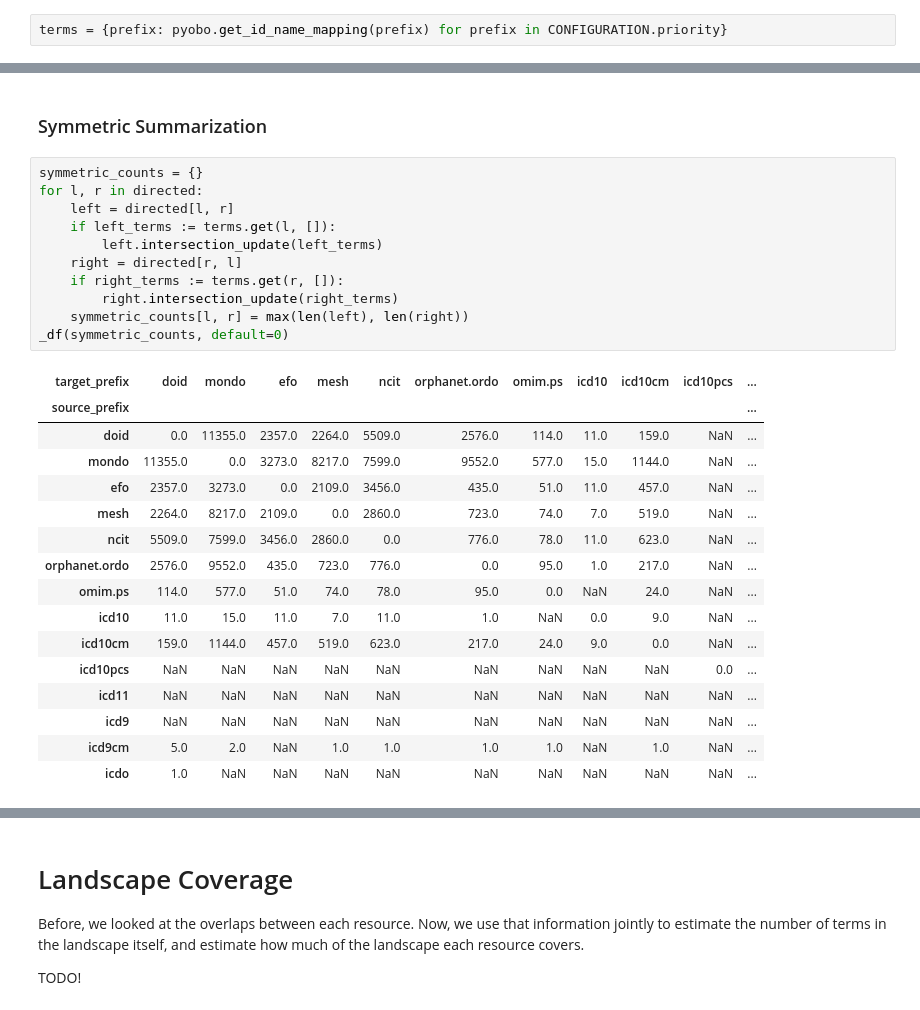
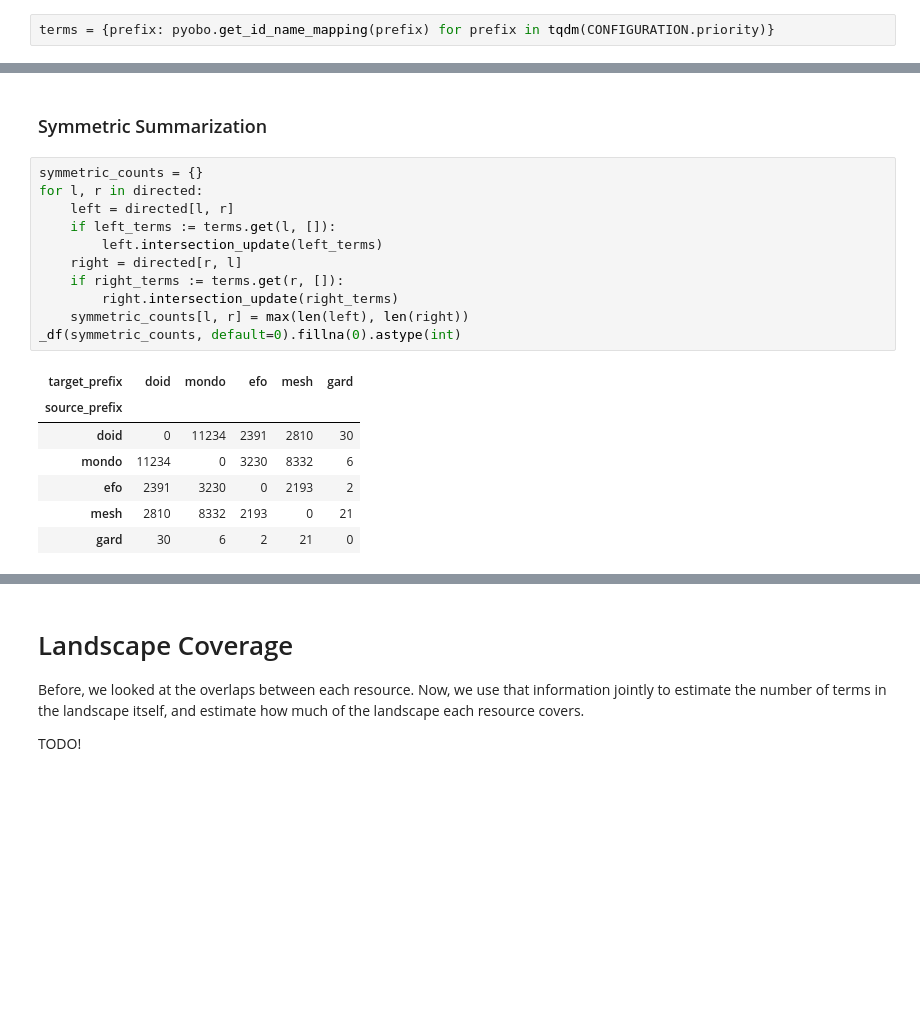
Before and after one commit to biopragmatics/semra, a Jupyter notebook: scripts/Disease Landscape Comparison.ipynb, the cells around one changed output, grey strips where cells are left out. Cells and saved outputs as stored; diff of their text form; blank space fills up the shorter version.

```diff
--- a/scripts/Disease Landscape Comparison.ipynb
+++ b/scripts/Disease Landscape Comparison.ipynb
@@ -22,4 +23,4 @@ from semra.io import from_pickle, from_sssom
 # %% [markdown]
 ## Summarize the Resources
 # %%
-terms = {prefix: pyobo.get_id_name_mapping(prefix) for prefix in CONFIGURATION.priority}
+terms = {prefix: pyobo.get_id_name_mapping(prefix) for prefix in tqdm(CONFIGURATION.priority)}
@@ -200,29 +159,20 @@ SVG(_graph_svg(asymmetric, fmt=".1%"))
 # %%
 symmetric_counts = {}
 for l, r in directed:
     left = directed[l, r]
     if left_terms := terms.get(l, []):
         left.intersection_update(left_terms)
     right = directed[r, l]
     if right_terms := terms.get(r, []):
         right.intersection_update(right_terms)
     symmetric_counts[l, r] = max(len(left), len(right))
-_df(symmetric_counts, default=0)
+_df(symmetric_counts, default=0).fillna(0).astype(int)
 # %% [output]
-| target_prefix | doid | mondo | efo | mesh | ncit | orphanet.ordo | omim.ps | icd10 | icd10cm | icd10pcs | ... |
-| source_prefix |  |  |  |  |  |  |  |  |  |  | ... |
-| doid | 0.0 | 11355.0 | 2357.0 | 2264.0 | 5509.0 | 2576.0 | 114.0 | 11.0 | 159.0 | NaN | ... |
-| mondo | 11355.0 | 0.0 | 3273.0 | 8217.0 | 7599.0 | 9552.0 | 577.0 | 15.0 | 1144.0 | NaN | ... |
-| efo | 2357.0 | 3273.0 | 0.0 | 2109.0 | 3456.0 | 435.0 | 51.0 | 11.0 | 457.0 | NaN | ... |
-| mesh | 2264.0 | 8217.0 | 2109.0 | 0.0 | 2860.0 | 723.0 | 74.0 | 7.0 | 519.0 | NaN | ... |
-| ncit | 5509.0 | 7599.0 | 3456.0 | 2860.0 | 0.0 | 776.0 | 78.0 | 11.0 | 623.0 | NaN | ... |
-| orphanet.ordo | 2576.0 | 9552.0 | 435.0 | 723.0 | 776.0 | 0.0 | 95.0 | 1.0 | 217.0 | NaN | ... |
-| omim.ps | 114.0 | 577.0 | 51.0 | 74.0 | 78.0 | 95.0 | 0.0 | NaN | 24.0 | NaN | ... |
-| icd10 | 11.0 | 15.0 | 11.0 | 7.0 | 11.0 | 1.0 | NaN | 0.0 | 9.0 | NaN | ... |
-| icd10cm | 159.0 | 1144.0 | 457.0 | 519.0 | 623.0 | 217.0 | 24.0 | 9.0 | 0.0 | NaN | ... |
-| icd10pcs | NaN | NaN | NaN | NaN | NaN | NaN | NaN | NaN | NaN | 0.0 | ... |
-| icd11 | NaN | NaN | NaN | NaN | NaN | NaN | NaN | NaN | NaN | NaN | ... |
-| icd9 | NaN | NaN | NaN | NaN | NaN | NaN | NaN | NaN | NaN | NaN | ... |
-| icd9cm | 5.0 | 2.0 | NaN | 1.0 | 1.0 | 1.0 | 1.0 | NaN | 1.0 | NaN | ... |
-| icdo | 1.0 | NaN | NaN | NaN | NaN | NaN | NaN | NaN | NaN | NaN | ... |
+| target_prefix | doid | mondo | efo | mesh | gard |
+| source_prefix |  |  |  |  |  |
+| doid | 0 | 11234 | 2391 | 2810 | 30 |
+| mondo | 11234 | 0 | 3230 | 8332 | 6 |
+| efo | 2391 | 3230 | 0 | 2193 | 2 |
+| mesh | 2810 | 8332 | 2193 | 0 | 21 |
+| gard | 30 | 6 | 2 | 21 | 0 |
 # %%
```
Also changed, not shown: parts of 12 cells of this notebook, 3 other files.
